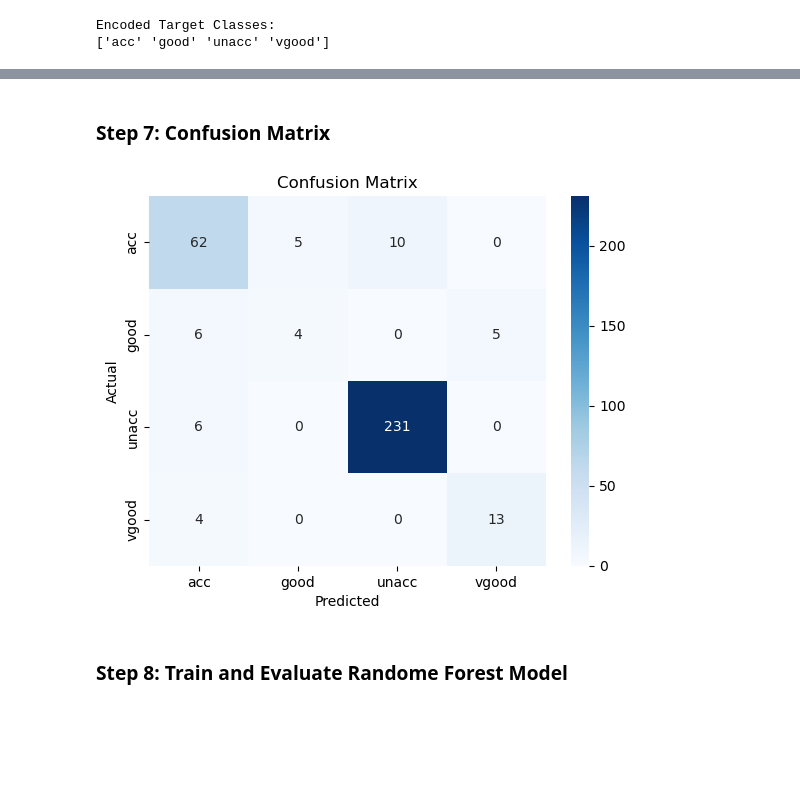
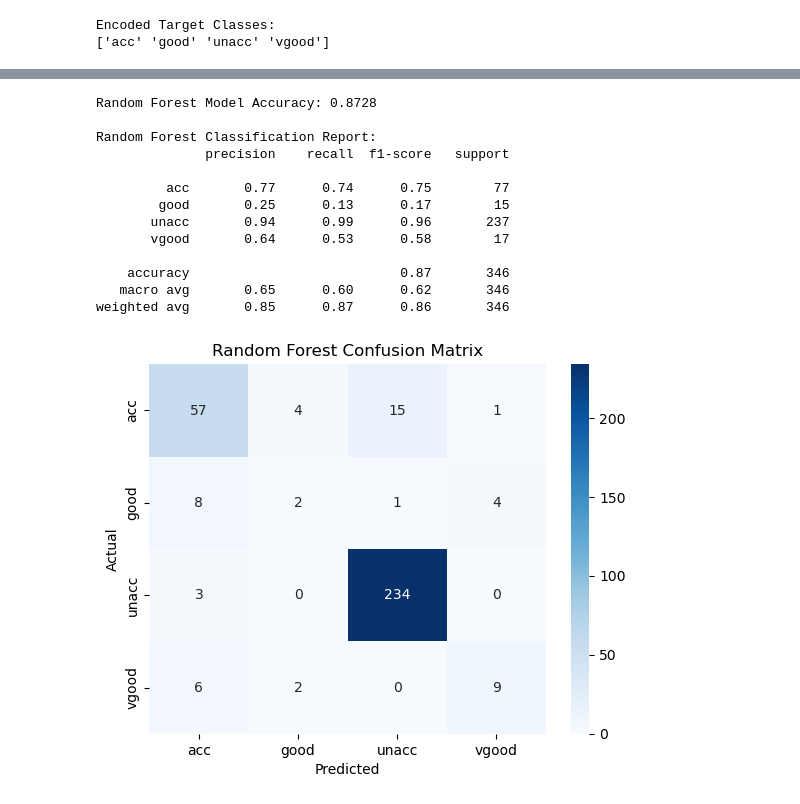
Before and after one commit to MiltonGreat/Car-Evaluation, a Jupyter notebook: Car Evaluation.ipynb, the cells around one changed output, grey strips where cells are left out. Drawn from its saved outputs; the diff is of its cells as text; code cells hidden in the pictures; blank space fills up the shorter version.

```diff
--- a/Car Evaluation.ipynb
+++ b/Car Evaluation.ipynb
@@ -172,15 +192,42 @@ weighted avg       0.89      0.90      0.89       346
-# %% [markdown]
-### Step 7: Confusion Matrix
 # %%
-conf_matrix = confusion_matrix(y_test_encoded, y_pred)
-sns.heatmap(conf_matrix, annot=True, fmt='d', cmap='Blues',
+# Initialize the Random Forest model
+rf_model = RandomForestClassifier(n_estimators=100, random_state=42)
+
+# Train the Random Forest model
+rf_model.fit(X_train, y_train_encoded)
+
+# Make predictions with the Random Forest model
+y_pred_rf = rf_model.predict(X_test)
+
+# Evaluate the Random Forest model
+accuracy_rf = accuracy_score(y_test_encoded, y_pred_rf)
+print(f"\nRandom Forest Model Accuracy: {accuracy_rf:.4f}")
+
+# Detailed classification report for Random Forest
+print("\nRandom Forest Classification Report:")
+print(classification_report(y_test_encoded, y_pred_rf, target_names=label_encoder.classes_))
+
+# Confusion Matrix for Random Forest
+conf_matrix_rf = confusion_matrix(y_test_encoded, y_pred_rf)
+sns.heatmap(conf_matrix_rf, annot=True, fmt='d', cmap='Blues',
             xticklabels=label_encoder.classes_,
             yticklabels=label_encoder.classes_)
-plt.title('Confusion Matrix')
+plt.title('Random Forest Confusion Matrix')
 plt.xlabel('Predicted')
 plt.ylabel('Actual')
 plt.show()
 # %% [output]
+Random Forest Model Accuracy: 0.8728
+
+Random Forest Classification Report:
+              precision    recall  f1-score   support
+
+         acc       0.77      0.74      0.75        77
+        good       0.25      0.13      0.17        15
+       unacc       0.94      0.99      0.96       237
+       vgood       0.64      0.53      0.58        17
+
+    accuracy                           0.87       346
+   macro avg       0.65      0.60      0.62       346
+weighted avg       0.85      0.87      0.86       346
-[figure, old version]
+[figure, new version]
-# %% [markdown]
-### Step 8: Train and Evaluate Randome Forest Model
```
Also changed, not shown: parts of 45 cells of this notebook.
